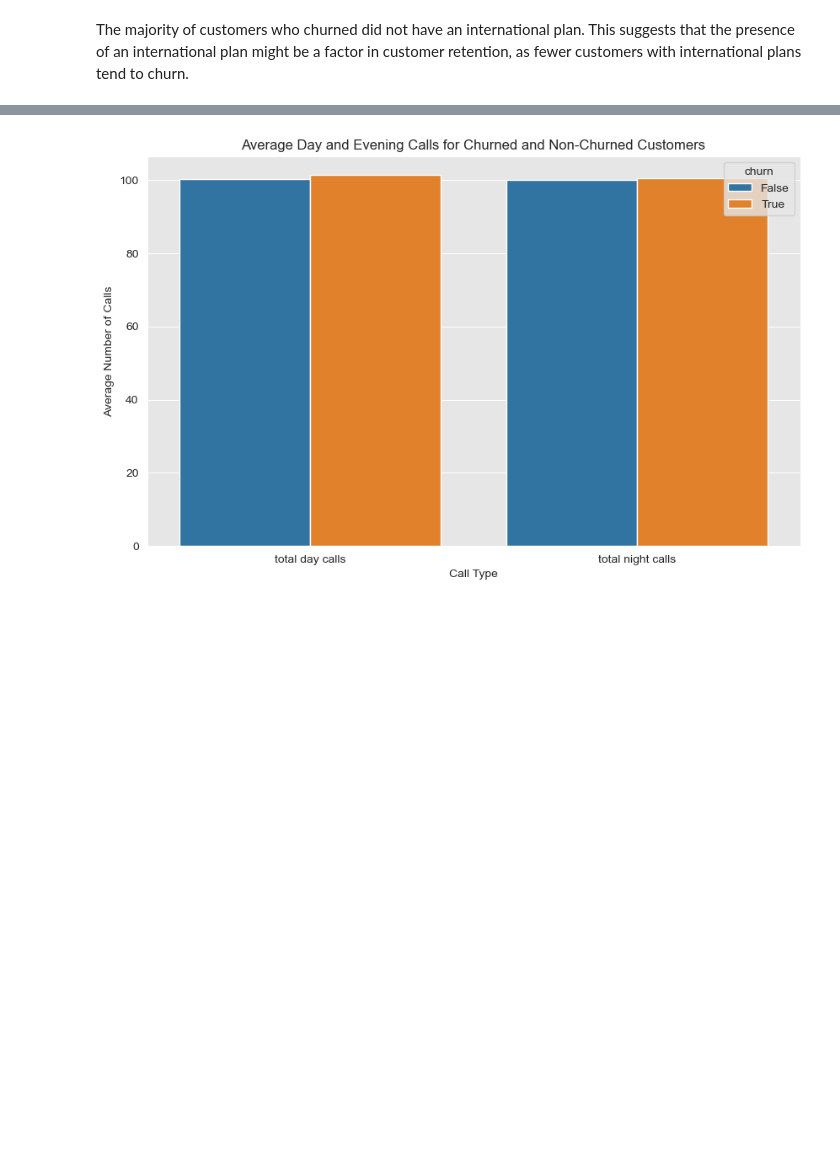
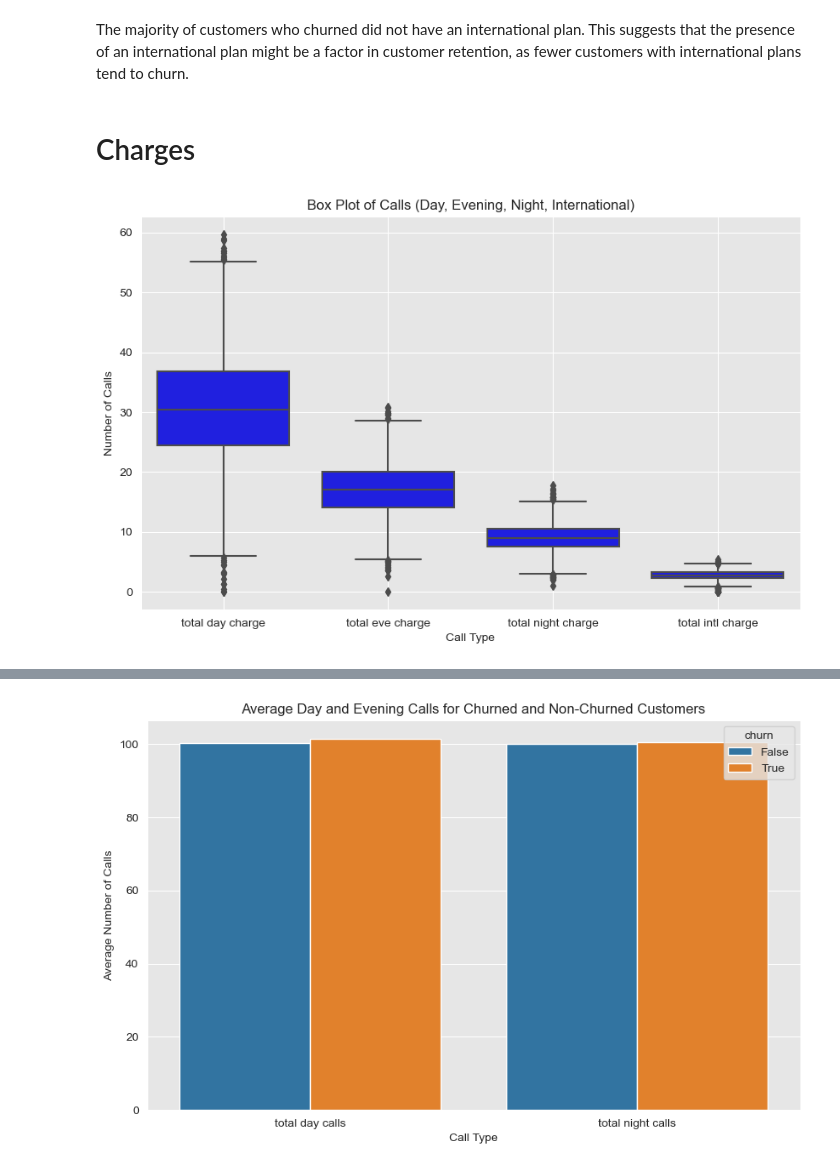
Before and after one commit to winnycodegurl/MachineLearningprojectphase3, a Jupyter notebook: Studentnotebook.ipynb, the cells around one changed output, grey strips where cells are left out. Cells and saved outputs as stored; diff of their text form; code cells hidden in the pictures; blank space fills up the shorter version.

Commit message:
VISUAL ADDITION

```diff
--- a/Studentnotebook.ipynb
+++ b/Studentnotebook.ipynb
@@ -514,3 +512,26 @@ plt.show()
 [figure]
 # %% [markdown]
 The majority of customers who churned did not have an international plan. This suggests that the presence of an international plan might be a factor in customer retention, as fewer customers with international plans tend to churn.
+# %% [markdown]
+# Charges
+# %%
+
+churm_data = pd.read_csv('Churmdata.csv')
+
+# Select the relevant columns
+columns_to_plot = ['total day charge', 'total eve charge', 'total night charge', 'total intl charge']
+data_to_plot = churm_data[columns_to_plot]
+
+# Reshape the data for seaborn boxplot (optional step for clarity)
+data_to_plot = data_to_plot.melt(value_vars=columns_to_plot)
+
+# Create a box plot with seaborn
+plt.figure(figsize=(10, 6))
+sns.boxplot(x='variable', y='value', data=data_to_plot, color='blue')
+plt.title('Box Plot of Calls (Day, Evening, Night, International)')
+plt.xlabel('Call Type')
+plt.ylabel('Number of Calls')
+plt.grid(True)
+plt.show()
+# %% [output]
+[figure, added]
```
Also changed, not shown: parts of 30 cells of this notebook.
